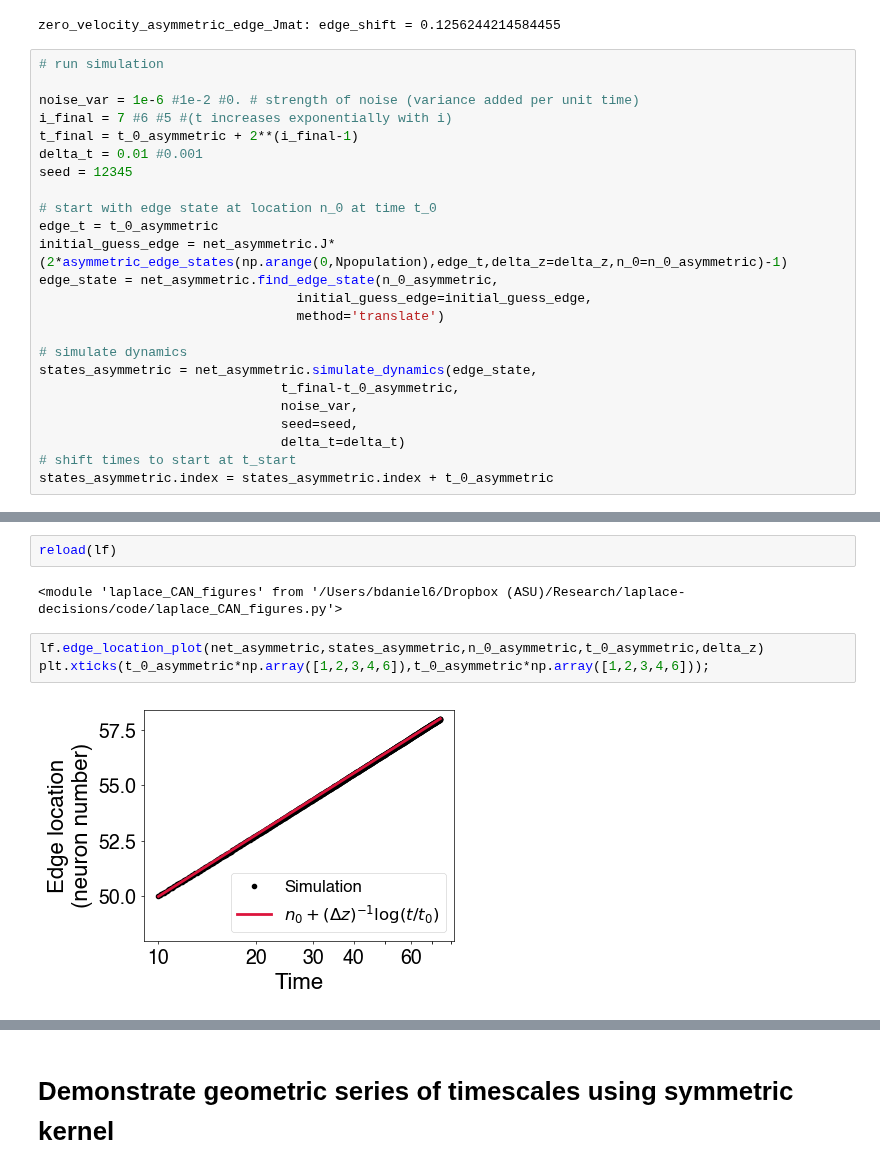
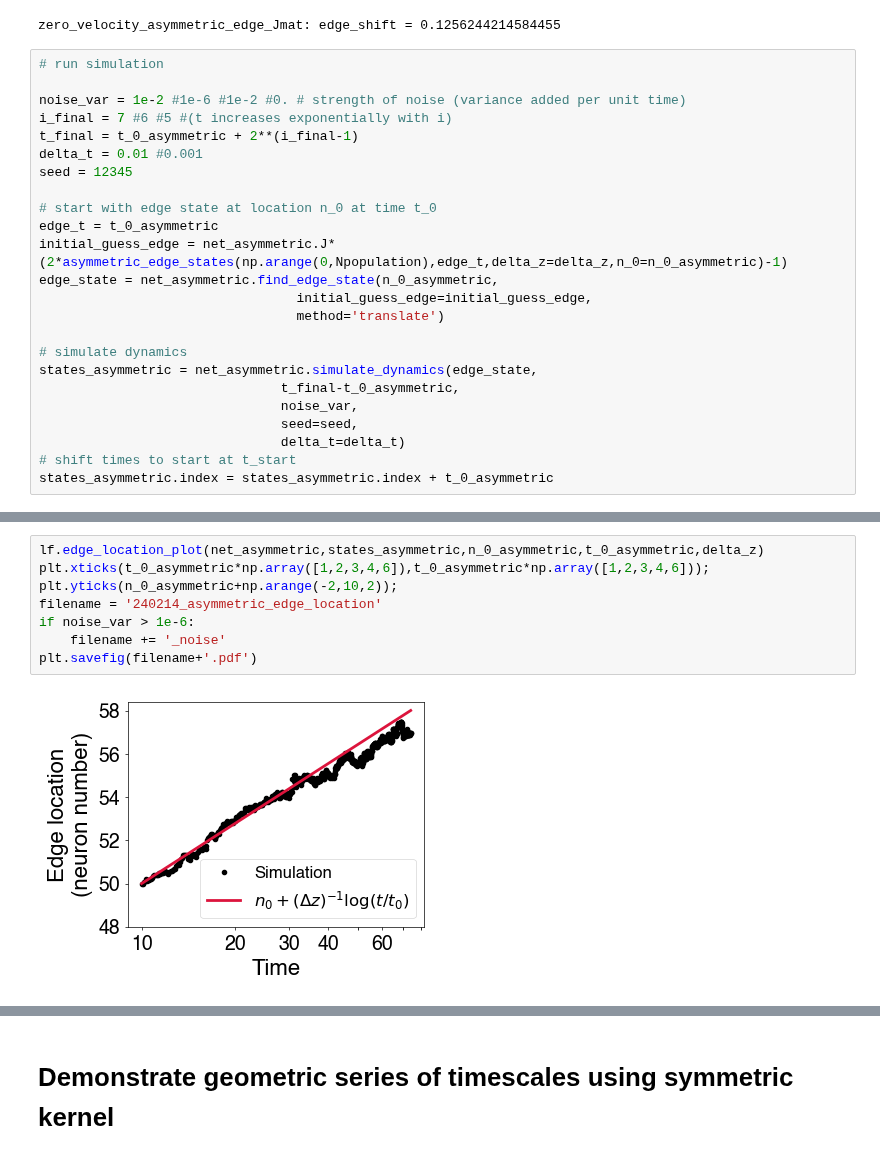
Before and after one commit to Collective-Logic-Lab/laplace-decisions, a Jupyter notebook: laplace-CAN-paper-figures.ipynb, the cells around one changed output, grey strips where cells are left out. Drawn from its saved outputs; the diff is of its cells as text.

Commit message:
fix up plots and add large noise simulation

```diff
--- a/laplace-CAN-paper-figures.ipynb
+++ b/laplace-CAN-paper-figures.ipynb
@@ -63,7 +63,7 @@ zero_velocity_asymmetric_edge_Jmat: edge_shift = 0.1256244214584455
 # %%
 # run simulation
 
-noise_var = 1e-6 #1e-2 #0. # strength of noise (variance added per unit time)
+noise_var = 1e-2 #1e-6 #1e-2 #0. # strength of noise (variance added per unit time)
 i_final = 7 #6 #5 #(t increases exponentially with i)
 t_final = t_0_asymmetric + 2**(i_final-1)
 delta_t = 0.01 #0.001
@@ -127,12 +130,13 @@ lf.translation_simulation_plot(net_asymmetric,states_asymmetric,states_asymmetri
-# %%
-reload(lf)
-# %% [output]
-<module 'laplace_CAN_figures' from '/Users/bdaniel6/Dropbox (ASU)/Research/laplace-decisions/code/laplace_CAN_figures.py'>
 # %%
 lf.edge_location_plot(net_asymmetric,states_asymmetric,n_0_asymmetric,t_0_asymmetric,delta_z)
 plt.xticks(t_0_asymmetric*np.array([1,2,3,4,6]),t_0_asymmetric*np.array([1,2,3,4,6]));
+plt.yticks(n_0_asymmetric+np.arange(-2,10,2));
+filename = '240214_asymmetric_edge_location'
+if noise_var > 1e-6:
+    filename += '_noise'
+plt.savefig(filename+'.pdf')
 # %% [output]
-[figure, old version]
+[figure, new version]
 # %%
 t_max = 80
 
```
Also changed, not shown: parts of 6 cells of this notebook, 1 other file.
